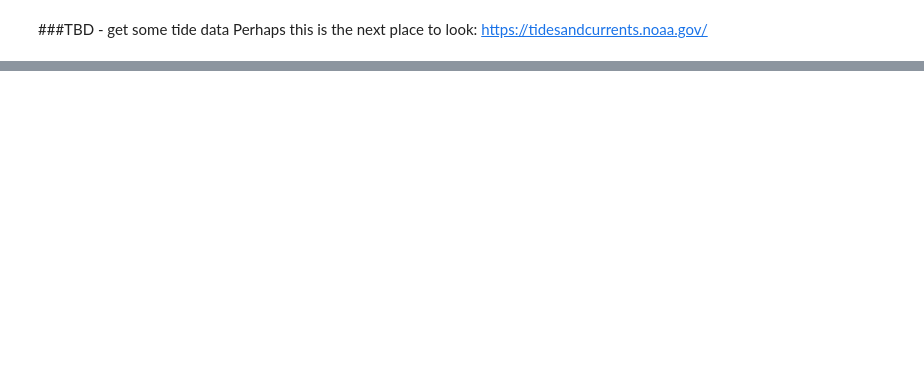
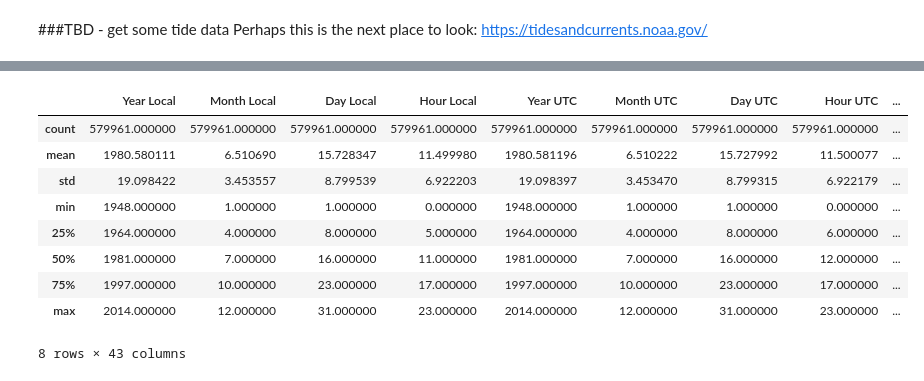
Before and after one commit to duaaelzeney/livecoding.tv, a Jupyter notebook: notebooks/Anchorage Wind & Tide.ipynb, the cells around one changed output, grey strips where cells are left out. Drawn from its saved outputs; the diff is of its cells as text; code cells hidden in the pictures; blank space fills up the shorter version.

```diff
--- a/notebooks/Anchorage Wind & Tide.ipynb
+++ b/notebooks/Anchorage Wind & Tide.ipynb
@@ -68,0 +93,17 @@ Perhaps this is the next place to look:  https://tidesandcurrents.noaa.gov/
+# %%
+tide_df.describe() # your results are unexpected for some reason..
+
+# next try this with your numeric features *only
+
+clean_data[['US/JPY']].mean()
+# %% [output]
+|  | Year Local | Month Local | Day Local | Hour Local | Year UTC | Month UTC | Day UTC | Hour UTC | ... |
+| count | 579961.000000 | 579961.000000 | 579961.000000 | 579961.000000 | 579961.000000 | 579961.000000 | 579961.000000 | 579961.000000 | ... |
+| mean | 1980.580111 | 6.510690 | 15.728347 | 11.499980 | 1980.581196 | 6.510222 | 15.727992 | 11.500077 | ... |
+| std | 19.098422 | 3.453557 | 8.799539 | 6.922203 | 19.098397 | 3.453470 | 8.799315 | 6.922179 | ... |
+| min | 1948.000000 | 1.000000 | 1.000000 | 0.000000 | 1948.000000 | 1.000000 | 1.000000 | 0.000000 | ... |
+| 25% | 1964.000000 | 4.000000 | 8.000000 | 5.000000 | 1964.000000 | 4.000000 | 8.000000 | 6.000000 | ... |
+| 50% | 1981.000000 | 7.000000 | 16.000000 | 11.000000 | 1981.000000 | 7.000000 | 16.000000 | 12.000000 | ... |
+| 75% | 1997.000000 | 10.000000 | 23.000000 | 17.000000 | 1997.000000 | 10.000000 | 23.000000 | 17.000000 | ... |
+| max | 2014.000000 | 12.000000 | 31.000000 | 23.000000 | 2014.000000 | 12.000000 | 31.000000 | 23.000000 | ... |
+8 rows × 43 columns
```
Also changed, not shown: parts of 5 cells of this notebook, 2 other files.
